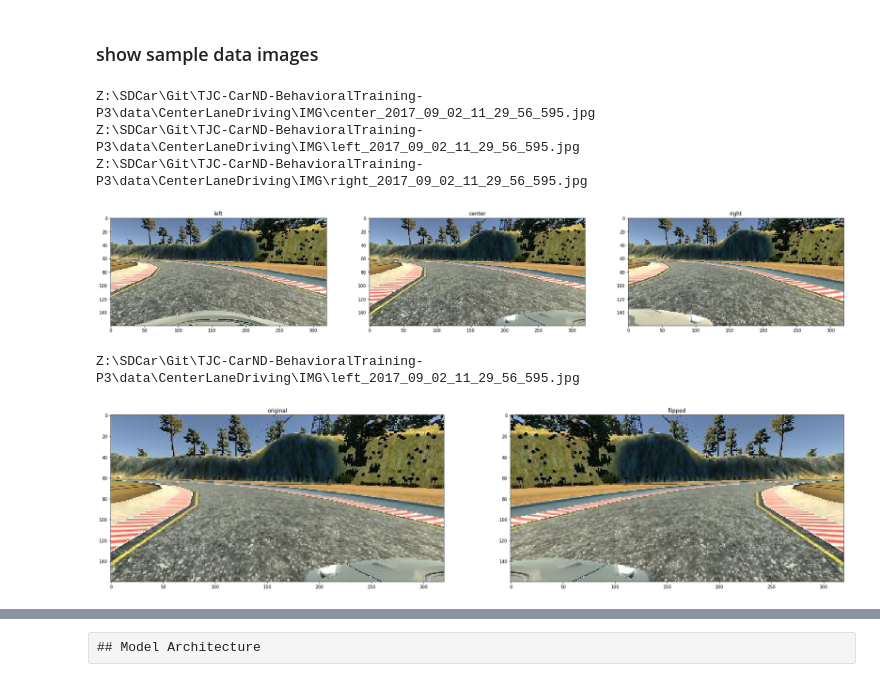
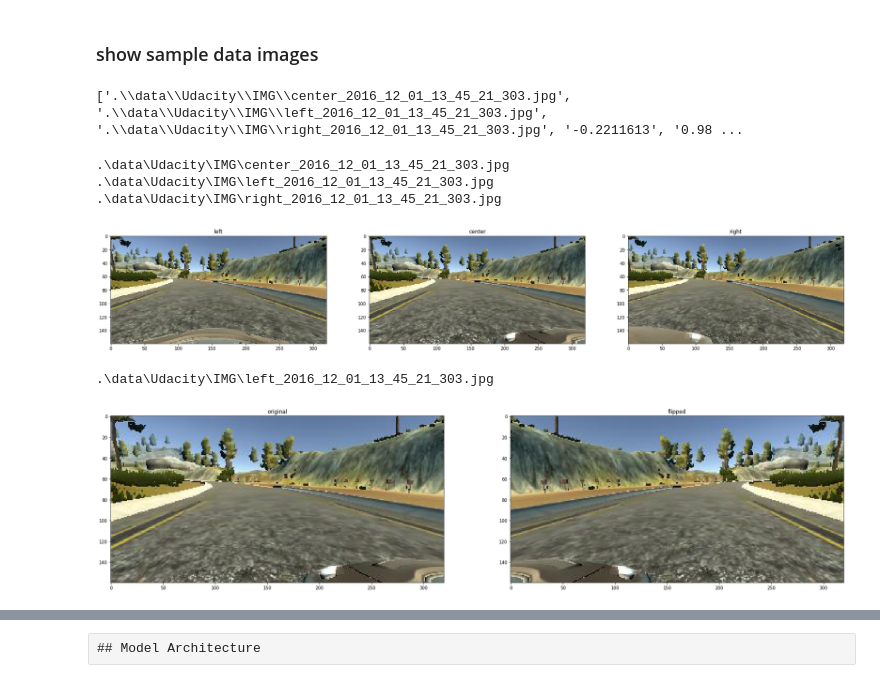
Before and after one commit to tchmiel/TJC-CarND-BehavioralTraining-P3, a Jupyter notebook: P3_PreprocessModel.ipynb, the cells around one changed output, grey strips where cells are left out. Cells and saved outputs as stored; diff of their text form; code cells hidden in the pictures.

```diff
--- a/P3_PreprocessModel.ipynb
+++ b/P3_PreprocessModel.ipynb
@@ -130,6 +146,10 @@ from sklearn.model_selection import train_test_split
 train_samples, validation_samples = train_test_split(samples, test_size = TEST_SIZE)
 # %% [markdown]
 ### show sample data images
+# %%
+print(train_samples[0])
+# %% [output]
+['.\\data\\Udacity\\IMG\\center_2016_12_01_13_45_21_303.jpg', '.\\data\\Udacity\\IMG\\left_2016_12_01_13_45_21_303.jpg', '.\\data\\Udacity\\IMG\\right_2016_12_01_13_45_21_303.jpg', '-0.2211613', '0.98 ...
 # %%
 import matplotlib.pyplot as plt
 import random
@@ -142,56 +162,56 @@ def showImagesHorizontally(data_row):
     plt.figure(figsize=(30,15))
     for i in range(3):
         plt.subplot(1, 3, i+1)
-
-        name =  data_row[i].strip()
+        name = data_row[i]
         print(name)
+        assert (os.path.isfile(name))
         image = cv2.imread(name)
         image = colorCorrect_image(image)
         plt.imshow(image)
         plt.title(labels[i])
         plt.subplots_adjust(hspace=0.5)
 
-
 showImagesHorizontally(train_samples[0])
 plt.savefig('output/left_center_right_images.png')
 plt.show()
 # %% [output]
-Z:\SDCar\Git\TJC-CarND-BehavioralTraining-P3\data\CenterLaneDriving\IMG\center_2017_09_02_11_29_56_595.jpg
-Z:\SDCar\Git\TJC-CarND-BehavioralTraining-P3\data\CenterLaneDriving\IMG\left_2017_09_02_11_29_56_595.jpg
-Z:\SDCar\Git\TJC-CarND-BehavioralTraining-P3\data\CenterLaneDriving\IMG\right_2017_09_02_11_29_56_595.jpg
+.\data\Udacity\IMG\center_2016_12_01_13_45_21_303.jpg
+.\data\Udacity\IMG\left_2016_12_01_13_45_21_303.jpg
+.\data\Udacity\IMG\right_2016_12_01_13_45_21_303.jpg
-[figure, old version]
+[figure, new version]
 # %%
 import matplotlib.pyplot as plt
 import random
 import numpy as np
 %matplotlib inline
 
 def show_image_flipped(image):
     plt.figure(figsize=(30,15))
     plt.subplot(1, 2, 1)
     plt.imshow(image)
     plt.title('original')
     plt.subplots_adjust(hspace=0.5)
 
     plt.subplot(1, 2, 2)
     measurement = 0 # not needed for display
     flipped_image, measurement = flip_image (image, measurement)
     plt.imshow(flipped_image)
     plt.title('flipped')
     plt.subplots_adjust(hspace=0.5)
 
     plt.savefig('output/image_flipped.png')
     plt.show()
 
 # show the center image flipped
-name = train_samples[0][1].strip()
+
+name = train_samples[0][1]
 print(name)
 image = cv2.imread(name)
 image = colorCorrect_image(image)
 show_image_flipped(image)
 # %% [output]
-Z:\SDCar\Git\TJC-CarND-BehavioralTraining-P3\data\CenterLaneDriving\IMG\left_2017_09_02_11_29_56_595.jpg
+.\data\Udacity\IMG\left_2016_12_01_13_45_21_303.jpg
-[figure, old version]
+[figure, new version]
 # %%
 import cv2
 import numpy as np
```
Also changed, not shown: parts of 8 cells of this notebook, 5 other files.
